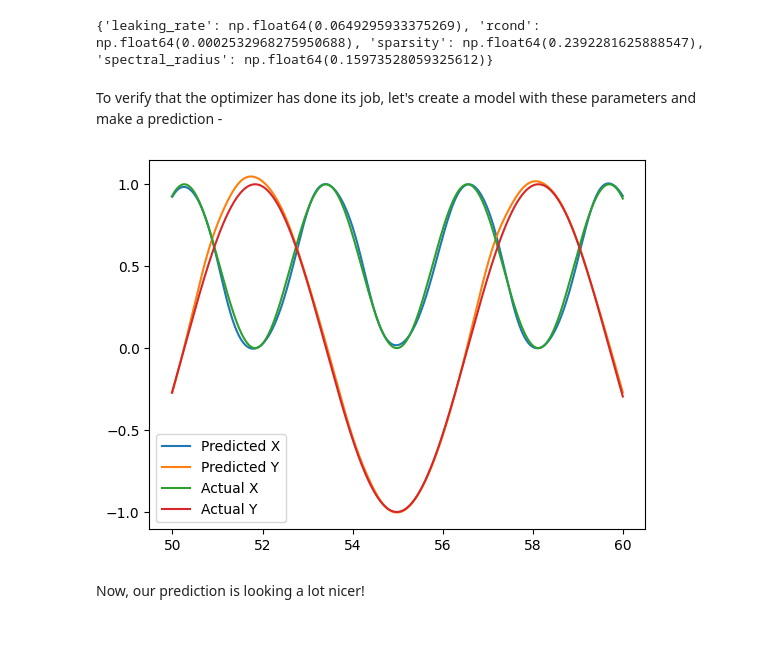
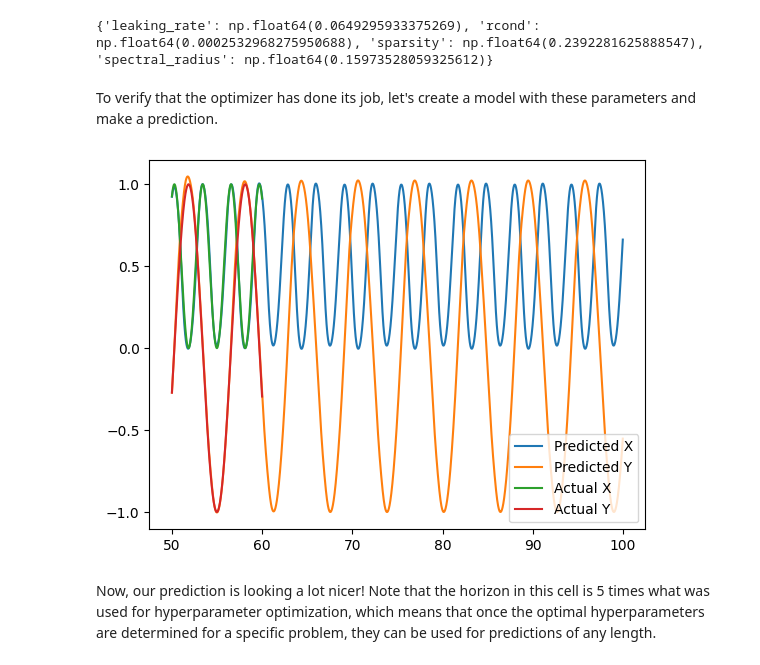
Before and after one commit to Chicago-Club-Management-Company/aqua-blue, a Jupyter notebook: examples/hyper-optimization.ipynb, the cells around one changed output. Saved outputs shown, nothing was run; the diff lists cells and outputs as text; code cells hidden in the pictures; blank space fills up the shorter version.

```diff
--- a/examples/hyper-optimization.ipynb
+++ b/examples/hyper-optimization.ipynb
@@ -120,33 +120,33 @@ print(best_params)
 # %% [output]
 {'leaking_rate': np.float64(0.0649295933375269), 'rcond': np.float64(0.0002532968275950688), 'sparsity': np.float64(0.2392281625888547), 'spectral_radius': np.float64(0.15973528059325612)}
 # %% [markdown]
-To verify that the optimizer has done its job, let's create a model with these parameters and make a prediction -
+To verify that the optimizer has done its job, let's create a model with these parameters and make a prediction.
 # %%
 normalizer = aqua_blue.utilities.Normalizer()
 
 n_ts = normalizer.normalize(time_series)
 
 model = aqua_blue.models.Model(
     aqua_blue.reservoirs.DynamicalReservoir(
         input_dimensionality=2,
         reservoir_dimensionality=100,
         w_in=w_in,
         w_res=w_res,
         spectral_radius=best_params['spectral_radius'],
         sparsity=best_params['sparsity'],
         leaking_rate=best_params['leaking_rate'],
     ),
     readout=aqua_blue.readouts.LinearReadout(rcond=best_params['rcond'])
 )
 model.train(n_ts)
 
-prediction = normalizer.denormalize(model.predict(horizon))
+prediction = normalizer.denormalize(model.predict(5*horizon))
 
 plt.plot(prediction.times, prediction.dependent_variable, label=['Predicted X', 'Predicted Y'])
 plt.plot(p_times, actual_future, label=["Actual X", "Actual Y"])
 plt.legend()
 plt.show()
 # %% [output]
-[figure, old version]
+[figure, new version]
 # %% [markdown]
-Now, our prediction is looking a lot nicer!
+Now, our prediction is looking a lot nicer! Note that the horizon in this cell is 5 times what was used for hyperparameter optimization, which means that once the optimal hyperparameters are determined for a specific problem, they can be used for predictions of any length.
```
